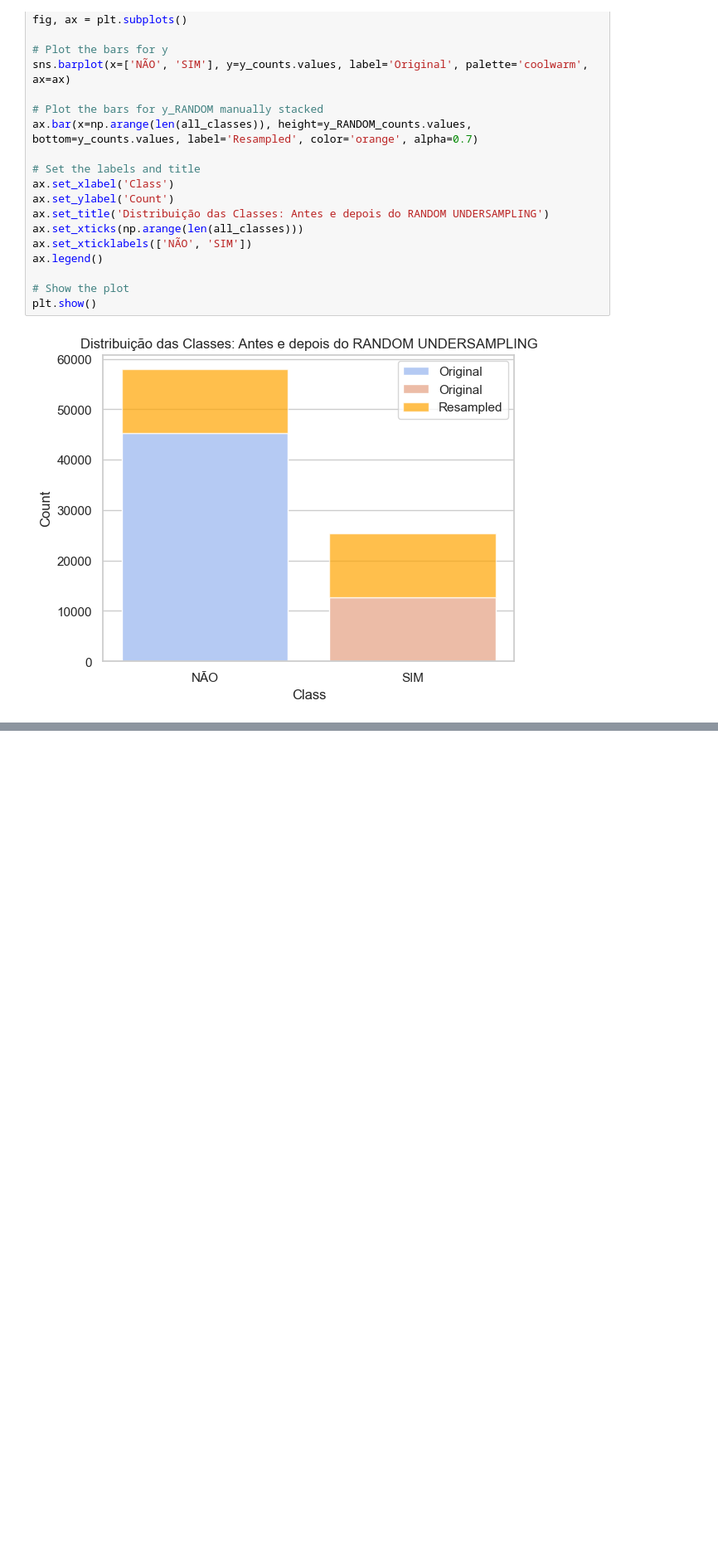
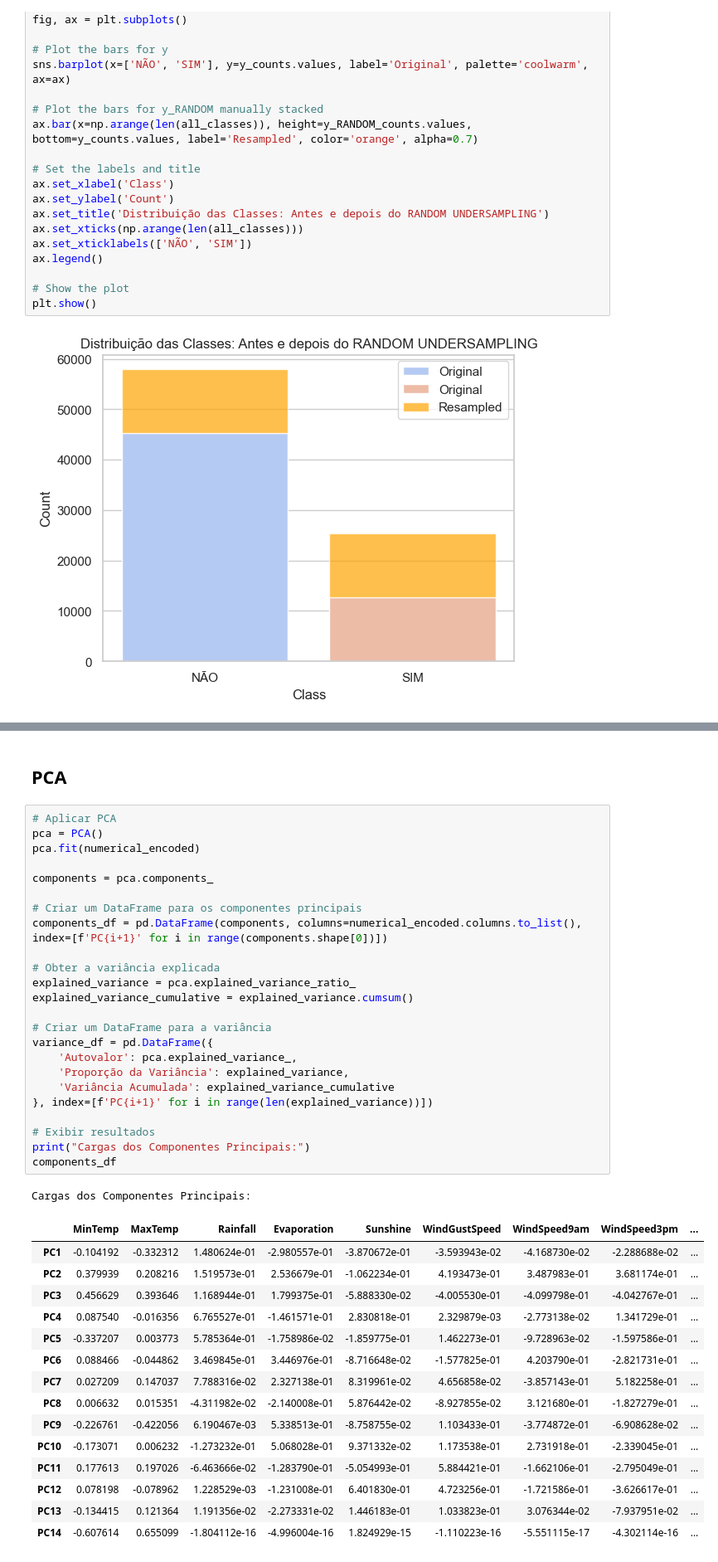
Before and after one commit to guilourenzo/master_degree_sin5007, a Jupyter notebook: CODE/FINAIS/2_PRE_PROCESSAMENTOS.ipynb, the cells around one changed output, grey strips where cells are left out. Shown at 83% size. Drawn from its saved outputs; the diff is of its cells as text; blank space fills up the shorter version.

```diff
--- a/CODE/FINAIS/2_PRE_PROCESSAMENTOS.ipynb
+++ b/CODE/FINAIS/2_PRE_PROCESSAMENTOS.ipynb
@@ -355,0 +494,43 @@ plt.show()
+# %% [markdown]
+## PCA
+# %%
+# Aplicar PCA
+pca = PCA()
+pca.fit(numerical_encoded)
+
+components = pca.components_
+
+# Criar um DataFrame para os componentes principais
+components_df = pd.DataFrame(components, columns=numerical_encoded.columns.to_list(), index=[f'PC{i+1}' for i in range(components.shape[0])])
+
+# Obter a variância explicada
+explained_variance = pca.explained_variance_ratio_
+explained_variance_cumulative = explained_variance.cumsum()
+
+# Criar um DataFrame para a variância
+variance_df = pd.DataFrame({
+    'Autovalor': pca.explained_variance_,
+    'Proporção da Variância': explained_variance,
+    'Variância Acumulada': explained_variance_cumulative
+}, index=[f'PC{i+1}' for i in range(len(explained_variance))])
+
+# Exibir resultados
+print("Cargas dos Componentes Principais:")
+components_df
+# %% [output]
+Cargas dos Componentes Principais:
+|  | MinTemp | MaxTemp | Rainfall | Evaporation | Sunshine | WindGustSpeed | WindSpeed9am | WindSpeed3pm | ... |
+| PC1 | -0.104192 | -0.332312 | 1.480624e-01 | -2.980557e-01 | -3.870672e-01 | -3.593943e-02 | -4.168730e-02 | -2.288688e-02 | ... |
+| PC2 | 0.379939 | 0.208216 | 1.519573e-01 | 2.536679e-01 | -1.062234e-01 | 4.193473e-01 | 3.487983e-01 | 3.681174e-01 | ... |
+| PC3 | 0.456629 | 0.393646 | 1.168944e-01 | 1.799375e-01 | -5.888330e-02 | -4.005530e-01 | -4.099798e-01 | -4.042767e-01 | ... |
+| PC4 | 0.087540 | -0.016356 | 6.765527e-01 | -1.461571e-01 | 2.830818e-01 | 2.329879e-03 | -2.773138e-02 | 1.341729e-01 | ... |
+| PC5 | -0.337207 | 0.003773 | 5.785364e-01 | -1.758986e-02 | -1.859775e-01 | 1.462273e-01 | -9.728963e-02 | -1.597586e-01 | ... |
+| PC6 | 0.088466 | -0.044862 | 3.469845e-01 | 3.446976e-01 | -8.716648e-02 | -1.577825e-01 | 4.203790e-01 | -2.821731e-01 | ... |
+| PC7 | 0.027209 | 0.147037 | 7.788316e-02 | 2.327138e-01 | 8.319961e-02 | 4.656858e-02 | -3.857143e-01 | 5.182258e-01 | ... |
+| PC8 | 0.006632 | 0.015351 | -4.311982e-02 | -2.140008e-01 | 5.876442e-02 | -8.927855e-02 | 3.121680e-01 | -1.827279e-01 | ... |
+| PC9 | -0.226761 | -0.422056 | 6.190467e-03 | 5.338513e-01 | -8.758755e-02 | 1.103433e-01 | -3.774872e-01 | -6.908628e-02 | ... |
+| PC10 | -0.173071 | 0.006232 | -1.273232e-01 | 5.068028e-01 | 9.371332e-02 | 1.173538e-01 | 2.731918e-01 | -2.339045e-01 | ... |
+| PC11 | 0.177613 | 0.197026 | -6.463666e-02 | -1.283790e-01 | -5.054993e-01 | 5.884421e-01 | -1.662106e-01 | -2.795049e-01 | ... |
+| PC12 | 0.078198 | -0.078962 | 1.228529e-03 | -1.231008e-01 | 6.401830e-01 | 4.723256e-01 | -1.721586e-01 | -3.626617e-01 | ... |
+| PC13 | -0.134415 | 0.121364 | 1.191356e-02 | -2.273331e-02 | 1.446183e-01 | 1.033823e-01 | 3.076344e-02 | -7.937951e-02 | ... |
+| PC14 | -0.607614 | 0.655099 | -1.804112e-16 | -4.996004e-16 | 1.824929e-15 | -1.110223e-16 | -5.551115e-17 | -4.302114e-16 | ... |
```
Also changed, not shown: parts of 18 cells of this notebook, 3 other files.
